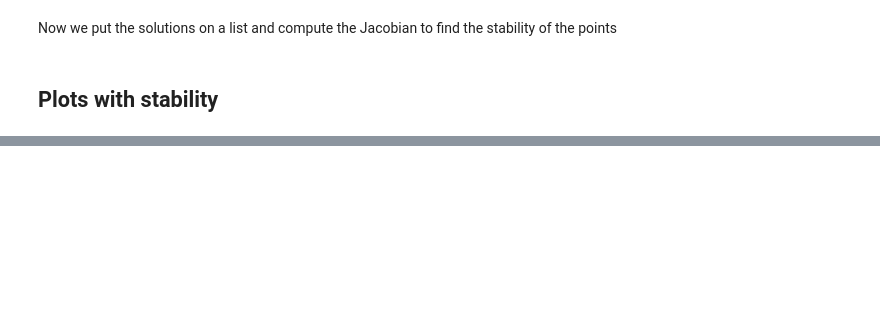
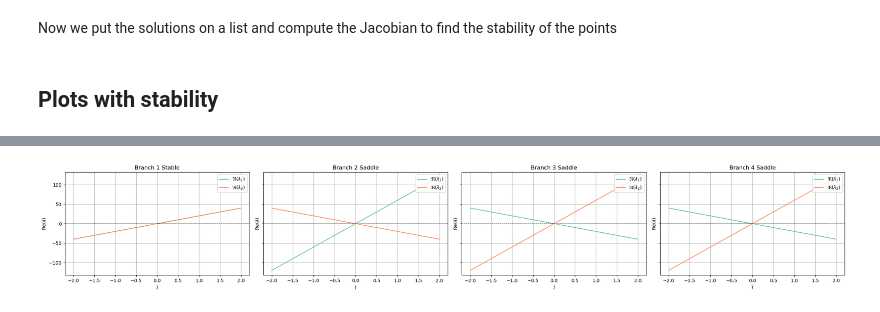
Before and after one commit to javirm3/TFG, a Jupyter notebook: simulations/bifurcations_gemma.ipynb, the cells around one changed output, grey strips where cells are left out. Cells and saved outputs as stored; diff of their text form; code cells hidden in the pictures; blank space fills up the shorter version.

```diff
--- a/simulations/bifurcations_gemma.ipynb
+++ b/simulations/bifurcations_gemma.ipynb
@@ -250,0 +372,63 @@ from matplotlib import pyplot as plt
+# %%
+import numpy as np
+import matplotlib.pyplot as plt
+import math
+
+# Asumo que I_vals, J_funcs y plot_segments ya están definidos
+# I_vals = np.linspace(-2, 2, 10000)
+# J_funcs = [...]
+cmap = plt.get_cmap('Set2')
+
+n_branches = len(J_funcs)
+n_cols     = 4
+n_rows     = math.ceil(n_branches / n_cols)
+
+fig, axes = plt.subplots(n_rows, n_cols,
+                         figsize=(6 * n_cols, 4 * n_rows),
+                         sharex=True, sharey=True)
+axes = axes.flatten()
+
+for idx, (ax, jf) in enumerate(zip(axes, J_funcs), start=1):
+    re1, re2 = [], []
+    for Iv in I_vals:
+        J = np.array([[jf[0](Iv), jf[1](Iv)],
+                      [jf[2](Iv), jf[3](Iv)]], float)
+        if not np.isfinite(J).all():
+            re1.append(np.nan); re2.append(np.nan)
+            continue
+        try:
+            eigs = np.linalg.eigvals(J)
+            re1.append(np.real(eigs[0]))
+            re2.append(np.real(eigs[1]))
+        except np.linalg.LinAlgError:
+            re1.append(np.nan); re2.append(np.nan)
+
+    color1, color2 = cmap.colors[0], cmap.colors[1]
+
+    plot_segments(ax, I_vals, np.array(re1),
+                  label=r'$\Re(\lambda_1)$', color=color1)
+    plot_segments(ax, I_vals, np.array(re2),
+                  label=r'$\Re(\lambda_2)$', color=color2)
+
+    ax.axhline(0, color='k', lw=0.8, ls='--')
+    ax.set_title(f'Branch {idx} {"Stable" if idx == 1 else "Saddle"}')
+    ax.grid(True)
+    ax.legend(handles, labels, loc='upper right', ncol=1, fontsize='medium')
+
+# Apaga ejes sobrantes si n_branches < n_rows*n_cols
+for ax in axes[n_branches:]:
+    ax.axis('off')
+
+# Leyenda común (opcional)
+handles, labels = axes[0].get_legend_handles_labels()
+# fig.legend(handles, labels, loc='upper center', ncol=2, fontsize='medium')
+
+for ax in axes:
+    ax.set_xlabel(r'$\bar I$')
+    ax.set_ylabel(r'Re($\lambda$)')
+
+plt.tight_layout()
+plt.savefig(f'{plot_dir}I_I_{values["I_I"]:.2f}eigenvalues_branches.png', dpi=500)
+plt.show()
+# %% [output]
+[figure, added]
```
Also changed, not shown: parts of 11 cells of this notebook, 19 other files.
